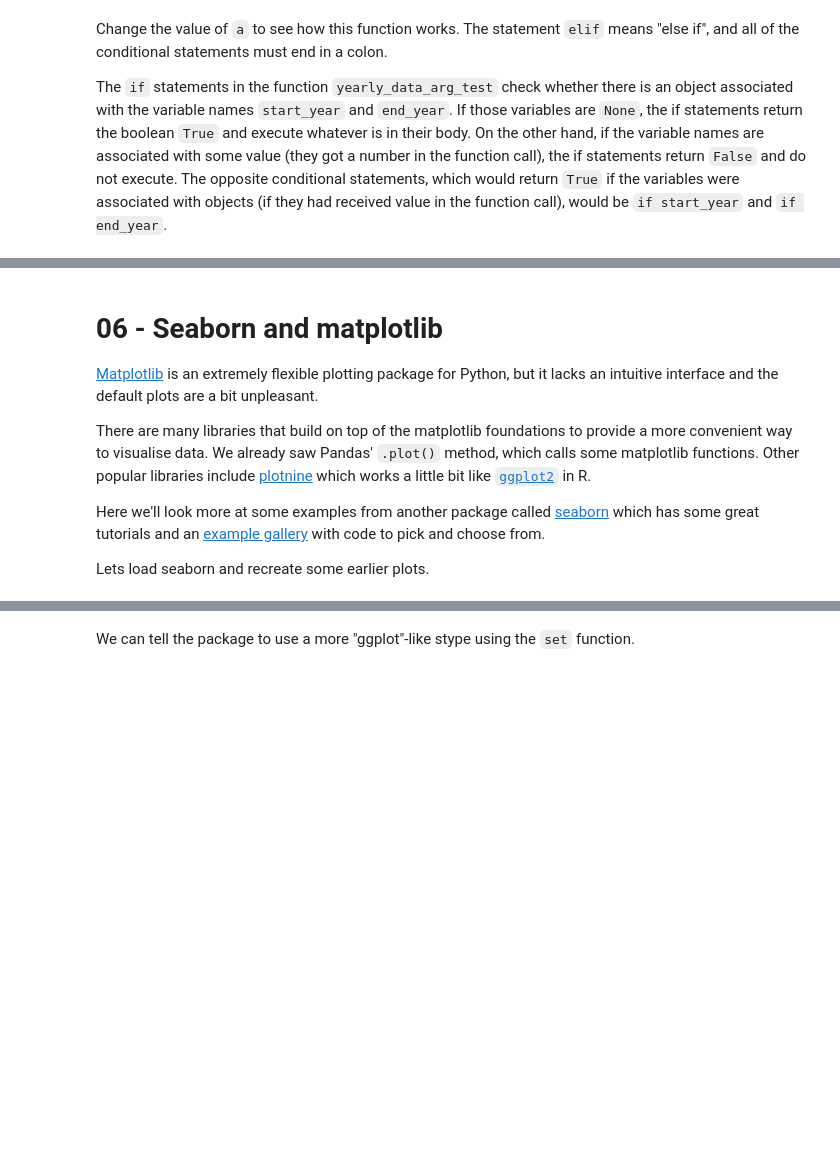
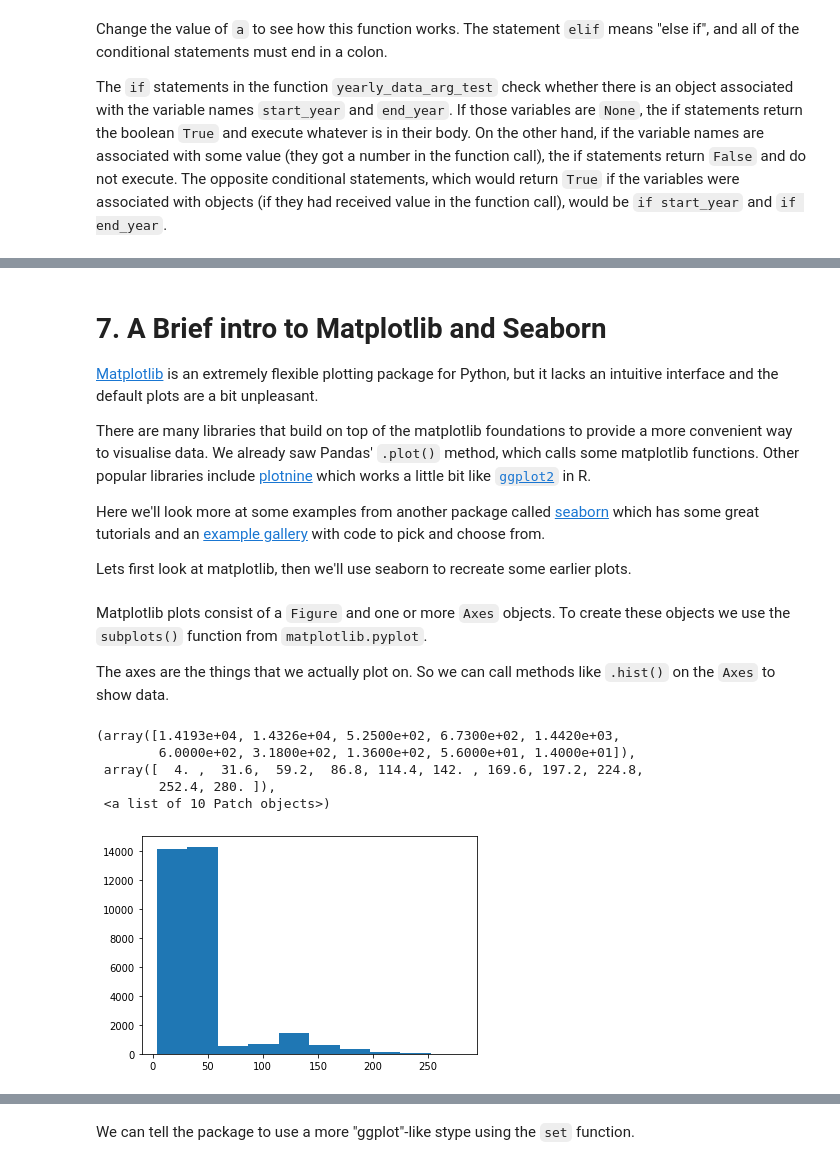
Before and after one commit to darcyabjones/resbaz-perth-2019-python, a Jupyter notebook: intro_to_python_answers.ipynb, the cells around one changed output, grey strips where cells are left out. Saved outputs shown, nothing was run; the diff lists cells and outputs as text; code cells hidden in the pictures; blank space fills up the shorter version.

```diff
--- a/intro_to_python_answers.ipynb
+++ b/intro_to_python_answers.ipynb
@@ -2015,7 +1818,7 @@ The opposite conditional statements, which would return `True` if the variables
    data for a given year and display an alert to the user (Hint: use conditional
    statements to do this)
 # %% [markdown]
-# 06 - Seaborn and matplotlib
+# 7. A Brief intro to Matplotlib and Seaborn
 
 [Matplotlib](https://matplotlib.org/) is an extremely flexible plotting package for Python, but it lacks an intuitive interface and the default plots are a bit unpleasant.
 
@@ -2025,5 +1828,5 @@ Other popular libraries include [plotnine](https://plotnine.readthedocs.io/en/st
 
 Here we'll look more at some examples from another package called [seaborn](https://seaborn.pydata.org/index.html) which has some great tutorials and an [example gallery](https://seaborn.pydata.org/examples/index.html) with code to pick and choose from.
 
-Lets load seaborn and recreate some earlier plots.
+Lets first look at matplotlib, then we'll use seaborn to recreate some earlier plots.
 # %%
@@ -2031 +1837,19 @@ import seaborn as sns
 %matplotlib inline
+# %% [markdown]
+Matplotlib plots consist of a `Figure` and one or more `Axes` objects.
+To create these objects we use the `subplots()` function from `matplotlib.pyplot`.
+
+The axes are the things that we actually plot on.
+So we can call methods like `.hist()` on the `Axes` to show data.
+# %%
+# Plot a histogram of the weights in surveys_df
+
+fig, ax = plt.subplots()
+ax.hist(surveys_df["weight"])
+# %% [output]
+(array([1.4193e+04, 1.4326e+04, 5.2500e+02, 6.7300e+02, 1.4420e+03,
+        6.0000e+02, 3.1800e+02, 1.3600e+02, 5.6000e+01, 1.4000e+01]),
+ array([  4. ,  31.6,  59.2,  86.8, 114.4, 142. , 169.6, 197.2, 224.8,
+        252.4, 280. ]),
+ <a list of 10 Patch objects>)
+[figure, added]
```
Also changed, not shown: parts of 317 cells of this notebook.
